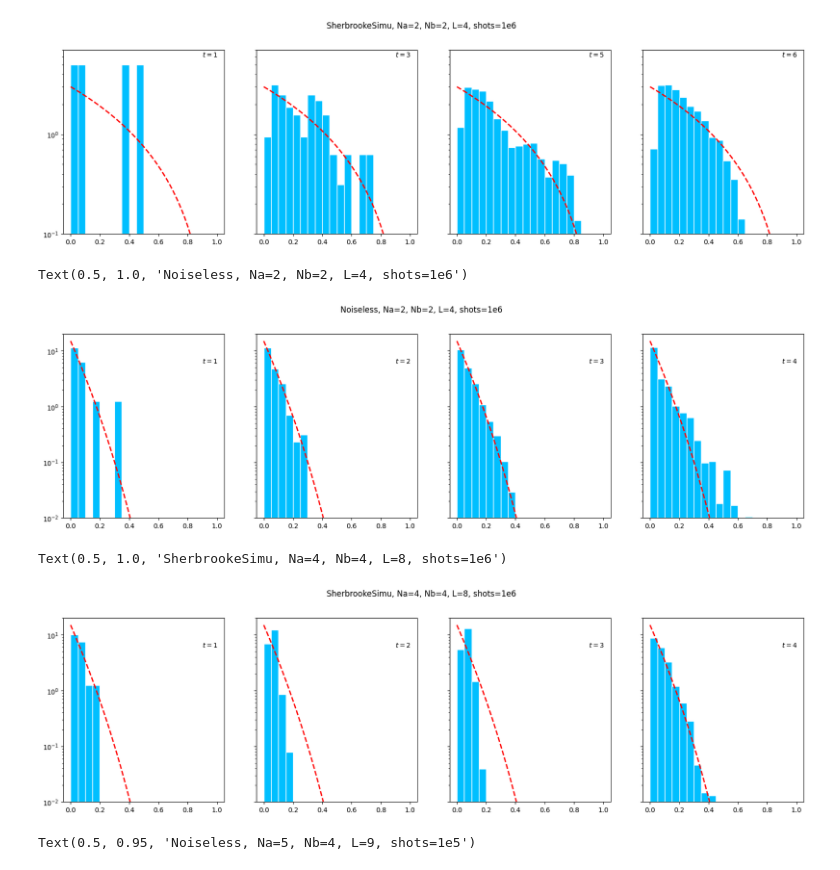
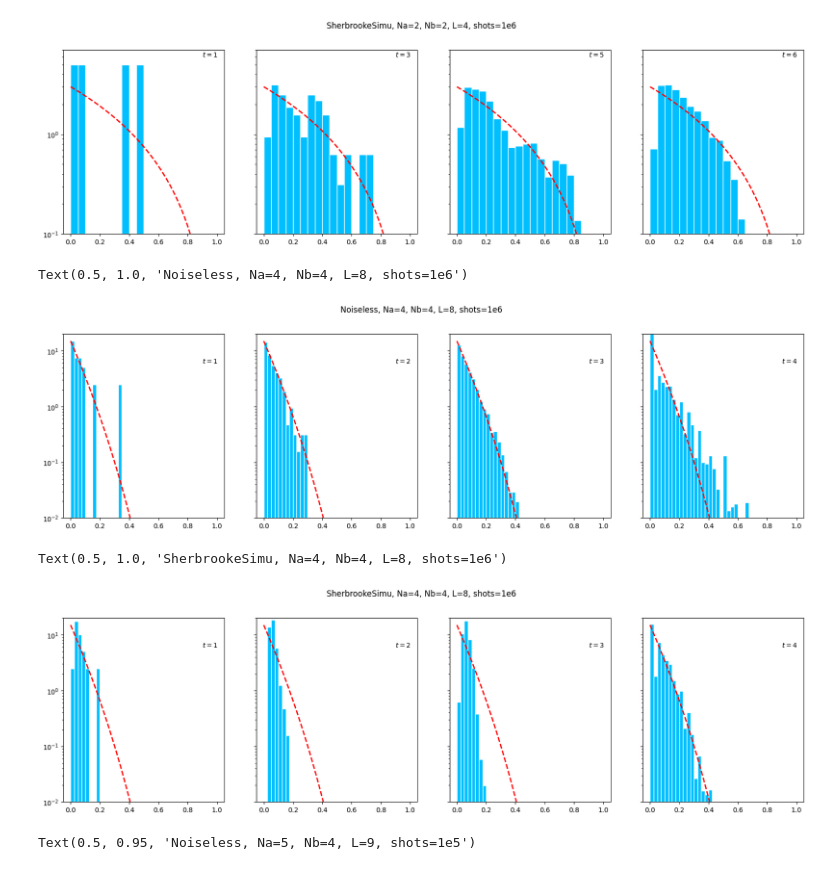
Before and after one commit to bzGit06/HaarQML, a Jupyter notebook: HDT_PoP_qiskit.ipynb, the cells around one changed output. Drawn from its saved outputs; the diff is of its cells as text; code cells hidden in the pictures.

```diff
--- a/HDT_PoP_qiskit.ipynb
+++ b/HDT_PoP_qiskit.ipynb
@@ -112,10 +169,10 @@ circuit.draw('mpl')
 # %% [markdown]
 # PoP dynamics simulation
 # %%
-n_data = 4
-n_bath = 4
+n_data = 5
+n_bath = 3
 n_depth = (n_data + n_bath)
-n_shot = 1e6
+n_shot = 1e5
 
 
 path = f"data/experiment/PoP/ideal/Na{n_data}"
@@ -123,7 +180,7 @@ if not os.path.exists(path):
     os.makedirs(path)
 
 res_all = []
-for n_step in [1, 2, 3, 4]:
+for n_step in [1, 2, 4]:
     t0 = time.time()
     np.random.seed(1)
     circuit = create_circuit(n_step, n_depth, n_data, n_bath)
@@ -153,8 +212,8 @@ backend = service.backend(f"ibm_{backend_name}")
 backend_sim = AerSimulator.from_backend(backend)
 # %%
 # new circuit
-n_data = 4
-n_bath = 4
+n_data = 5
+n_bath = 5
 n_depth = n_data + n_bath
 n_shot = 1e6
 
@@ -164,7 +223,7 @@ if not os.path.exists(path):
 
 res_all = []
 
-for n_step in [1, 2, 3, 4]:
+for n_step in [1]:
     t0 = time.time()
     circuit = create_circuit(n_step, n_depth, n_data, n_bath)
     transpiled_circuit = transpile(circuit, backend)
@@ -231,2 +262,21 @@ np.savez(os.path.join(path, f'condP_Na{n_data}Nb{n_bath}L{n_depth}'), *condP)
+# %%
+# merge result
+n_data = 5
+n_bath = 3
+n_depth = (n_data + n_bath)
+
+#path = f'data/experiment/PoP/ideal/Na{n_data}'
+path = f'data/experiment/PoP/brisbaneSimu/Na{n_data}'
+
+with open(os.path.join(path, f'count_Na{n_data}Nb{n_bath}L{n_depth}_1e5.pkl'), 'rb') as file:
+    load_data = pickle.load(file)
+
+condP = []
+for i in range(3):
+    counts = [load_data[k][i] for k in range(10)]
+    res = count_merge(counts)
+    phat = get_cond_prob(res, n_data)
+    condP.append(phat)
+np.savez(os.path.join(path, f'condP_Na{n_data}Nb{n_bath}L{n_depth}_merge'), *condP)
 # %% [markdown]
 # Simulation results
@@ -285,37 +333,37 @@ condP = np.load(os.path.join(path, f'condP_Na{n_data}Nb{n_bath}L{n_depth}.npz'))
 fig, axs = plt.subplots(1, 4, figsize=(20, 5), sharex=True, sharey=True)
 qs = np.linspace(0, 100, 51)/100
 for i in range(4):
-    axs[i].hist(condP[f'arr_{i}'], bins=np.linspace(0, 1, 21), density=True, color='deepskyblue', edgecolor='white')
+    axs[i].hist(condP[f'arr_{i}'], bins=np.linspace(0, 1, 41), density=True, color='deepskyblue', edgecolor='white')
     axs[i].plot(qs, pt_density(qs, n_data), '--', lw=2, color='r')
     axs[i].text(0.9, 6, fr'$t={step[i]}$')
 axs[0].set_yscale('log')
 axs[0].set_ylim(0.01, 20)
 
-fig.suptitle(f'Noiseless, Na=2, Nb=2, L=4, shots=1e6', y=1.)
+fig.suptitle(f'Noiseless, Na=4, Nb=4, L=8, shots=1e6', y=1.)
 # %% [output]
-Text(0.5, 1.0, 'Noiseless, Na=2, Nb=2, L=4, shots=1e6')
+Text(0.5, 1.0, 'Noiseless, Na=4, Nb=4, L=8, shots=1e6')
-[figure, old version]
+[figure, new version]
 # %%
 n_data, n_bath = 4, 4
 n_depth = n_data + n_bath
 step = [1, 2, 3, 4]
 
 path = f'data/experiment/PoP/sherbrookeSimu/Na{n_data}'
 condP = np.load(os.path.join(path, f'condP_Na{n_data}Nb{n_bath}L{n_depth}.npz'))
 
 fig, axs = plt.subplots(1, 4, figsize=(20, 5), sharex=True, sharey=True)
 qs = np.linspace(0, 100, 51)/100
 for i in range(4):
-    axs[i].hist(condP[f'arr_{i}'], bins=np.linspace(0, 1, 21), density=True, color='deepskyblue', edgecolor='white')
+    axs[i].hist(condP[f'arr_{i}'], bins=np.linspace(0, 1, 41), density=True, color='deepskyblue', edgecolor='white')
     axs[i].plot(qs, pt_density(qs, n_data), '--', lw=2, color='r')
     axs[i].text(0.9, 6, fr'$t={step[i]}$')
 axs[0].set_yscale('log')
 axs[0].set_ylim(0.01, 20)
 
 fig.suptitle(f'SherbrookeSimu, Na={n_data}, Nb={n_bath}, L={n_depth}, shots=1e6', y=1.)
 # %% [output]
 Text(0.5, 1.0, 'SherbrookeSimu, Na=4, Nb=4, L=8, shots=1e6')
-[figure, old version]
+[figure, new version]
 # %%
 n_data, n_bath = 5, 4
 
```
Also changed, not shown: parts of 25 cells of this notebook.
